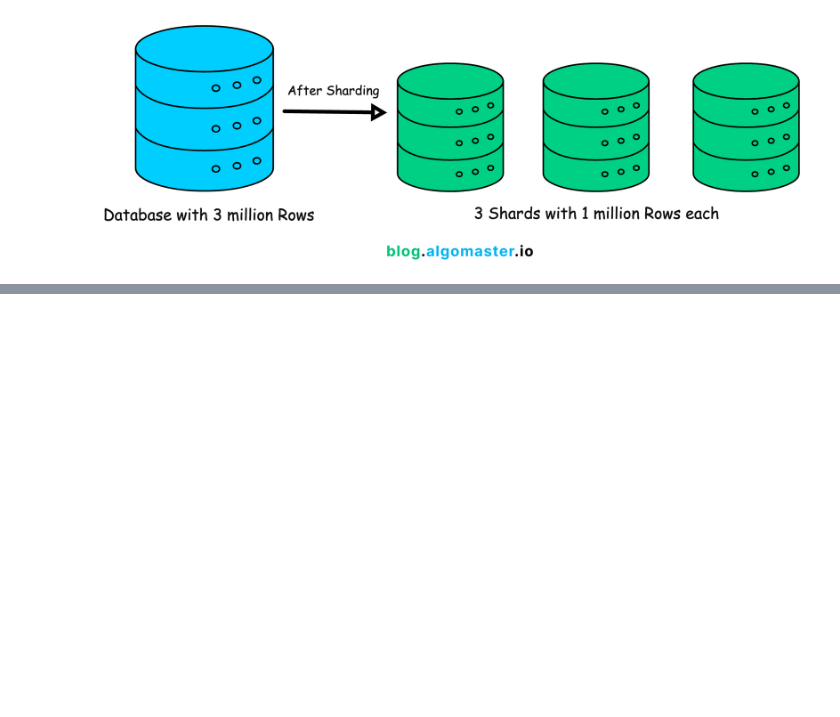
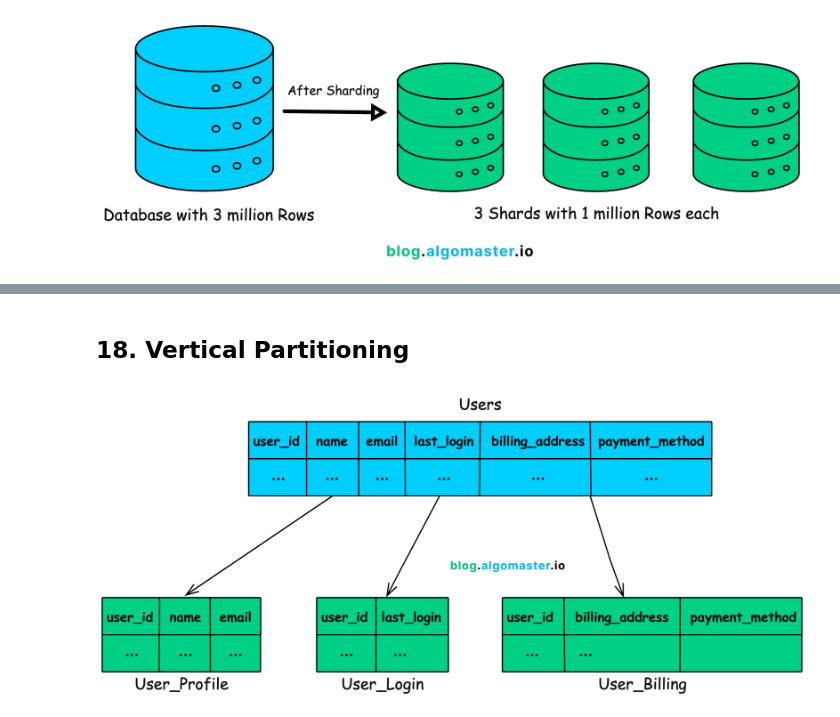
Before and after one commit to jain40470/System-Design, a Jupyter notebook: HLD/1. Basic/2 Basic Concepts.ipynb, the cells around one changed output, grey strips where cells are left out. Drawn from its saved outputs; the diff is of its cells as text; code cells hidden in the pictures; blank space fills up the shorter version.

```diff
--- a/HLD/1. Basic/2 Basic Concepts.ipynb
+++ b/HLD/1. Basic/2 Basic Concepts.ipynb
@@ -610,0 +624,6 @@ This technique is called **Sharding**.
+# %% [markdown]
+## 18. Vertical Partitioning
+# %%
+display(Image(filename='Utils/19.png'))
+# %% [output]
+[figure, added]
```
Also changed, not shown: parts of 44 cells of this notebook, 12 other files.
